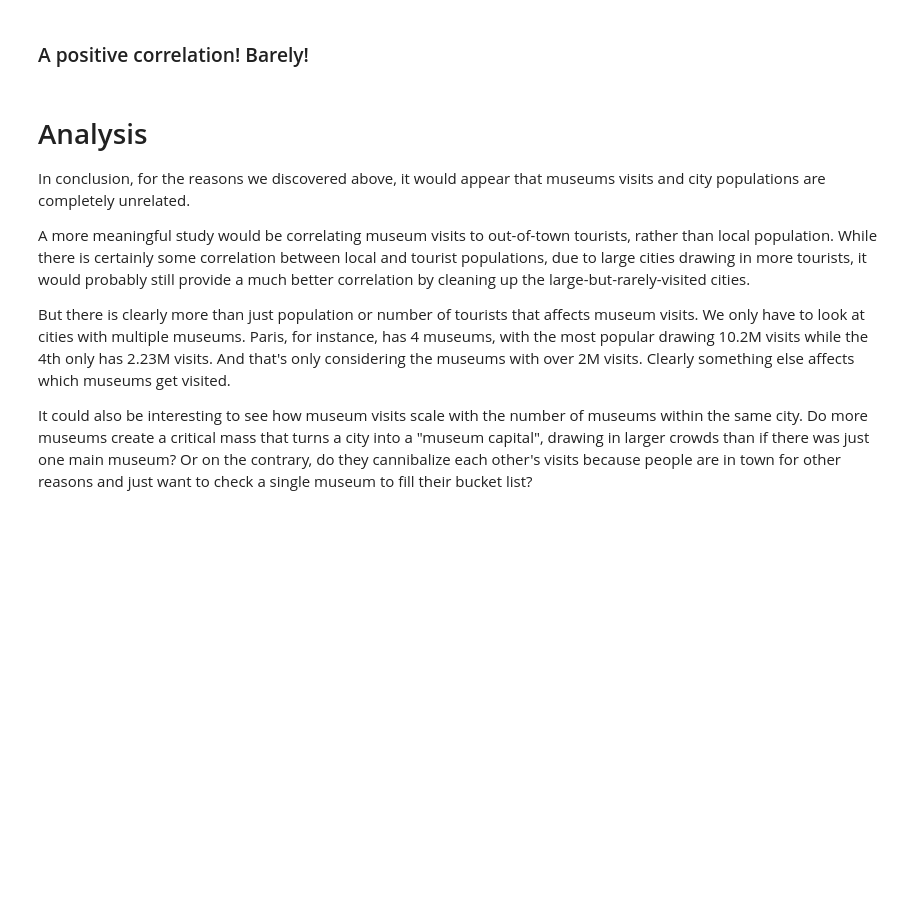
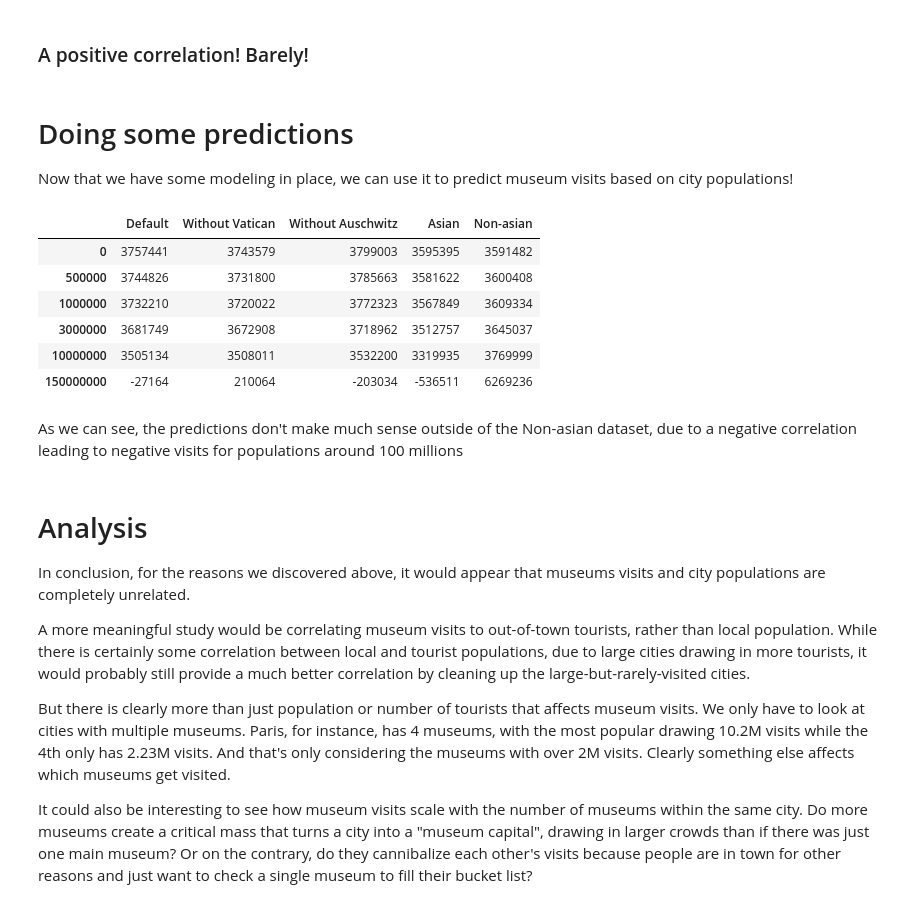
Before and after one commit to vincentlizotte/museums-linear-regression, a Jupyter notebook: Notebook.ipynb, the cells around one changed output. Drawn from its saved outputs; the diff is of its cells as text; code cells hidden in the pictures; blank space fills up the shorter version.

Commit message:
Predictions. Dockerfile cleanup. Documentation.

```diff
--- a/Notebook.ipynb
+++ b/Notebook.ipynb
@@ -217,6 +217,35 @@ linear_reg_non_asian.coef_[0][0]
 0.017851689937082367
 # %% [markdown]
 ### A positive correlation! Barely!
+# %% [markdown]
+# Doing some predictions
+Now that we have some modeling in place, we can use it to predict museum visits based on city populations!
+# %%
+populations = [0, 500000, 1000000, 3000000, 10000000, 150000000]
+default_predictions = [int(item) for sublist in linear_reg.predict([[x] for x in populations]) for item in sublist]
+without_vatican_predictions = [int(item) for sublist in linear_reg_without_vatican.predict([[x] for x in populations]) for item in sublist]
+without_auschwitz_predictions = [int(item) for sublist in linear_reg_without_auschwitz.predict([[x] for x in populations]) for item in sublist]
+
+asian_predictions = [int(item) for sublist in linear_reg_asian.predict([[x] for x in populations]) for item in sublist]
+non_asian_predictions = [int(item) for sublist in linear_reg_non_asian.predict([[x] for x in populations]) for item in sublist]
+
+pd.DataFrame({
+    "Default": default_predictions,
+    "Without Vatican": without_vatican_predictions,
+    "Without Auschwitz": without_auschwitz_predictions,
+    "Asian": asian_predictions,
+    "Non-asian": non_asian_predictions
+}, index=populations)
+# %% [output]
+|  | Default | Without Vatican | Without Auschwitz | Asian | Non-asian |
+| 0 | 3757441 | 3743579 | 3799003 | 3595395 | 3591482 |
+| 500000 | 3744826 | 3731800 | 3785663 | 3581622 | 3600408 |
+| 1000000 | 3732210 | 3720022 | 3772323 | 3567849 | 3609334 |
+| 3000000 | 3681749 | 3672908 | 3718962 | 3512757 | 3645037 |
+| 10000000 | 3505134 | 3508011 | 3532200 | 3319935 | 3769999 |
+| 150000000 | -27164 | 210064 | -203034 | -536511 | 6269236 |
+# %% [markdown]
+As we can see, the predictions don't make much sense outside of the Non-asian dataset, due to a negative correlation leading to negative visits for populations around 100 millions
 # %% [markdown]
 # Analysis
 
```
Also changed, not shown: 3 other files.
